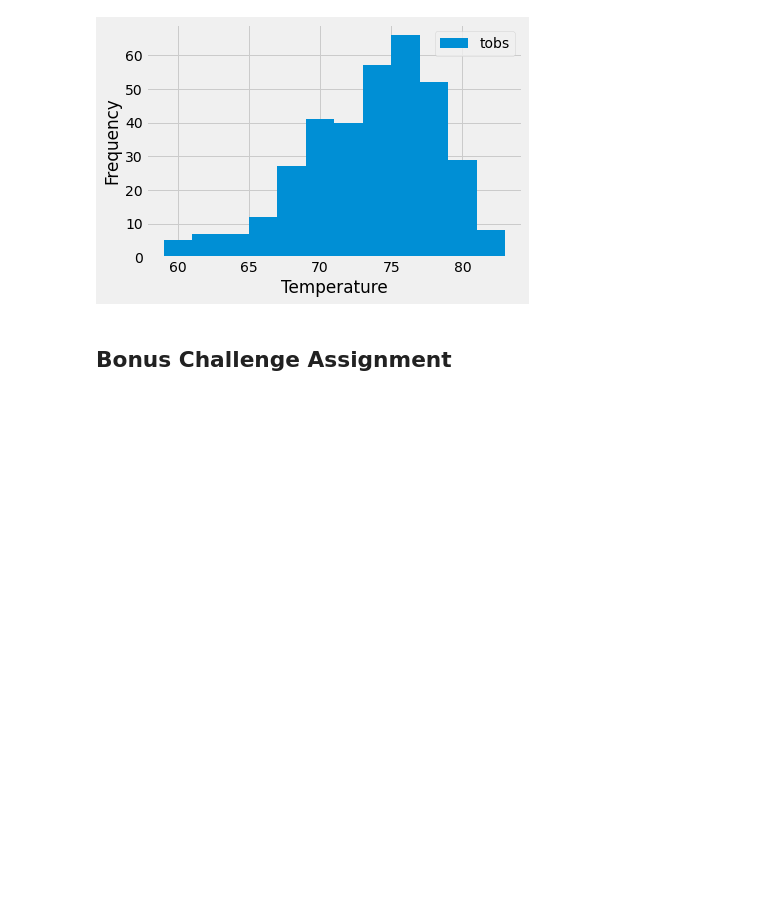
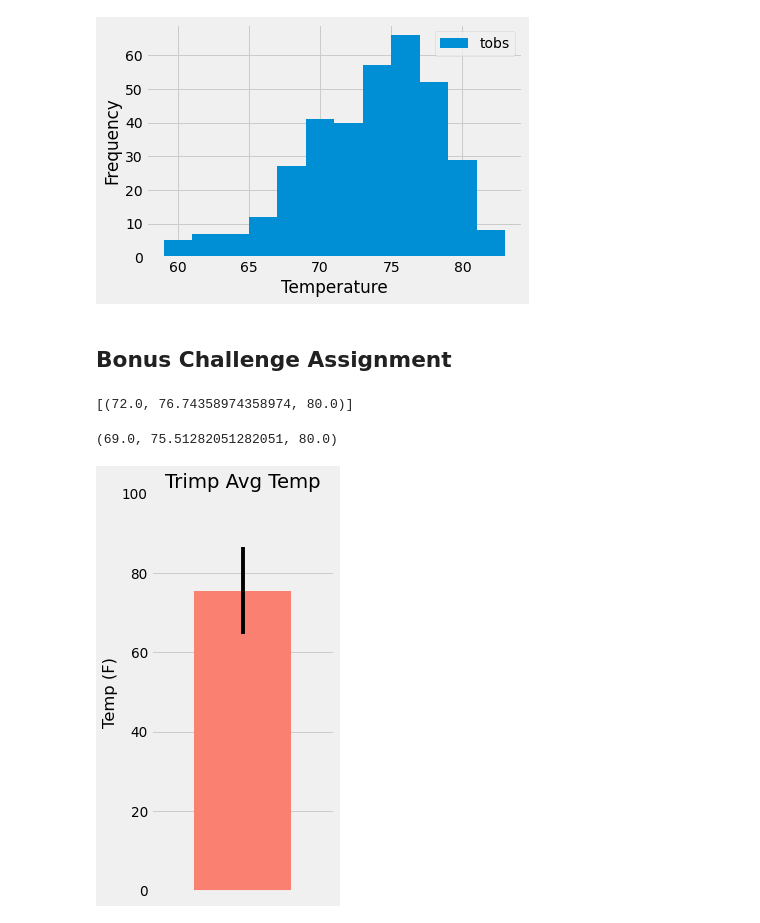
Before and after one commit to trvossler-max/sqlalchemy-challenge, a Jupyter notebook: climate_starter.ipynb, the cells around one changed output. Saved outputs shown, nothing was run; the diff lists cells and outputs as text; code cells hidden in the pictures; blank space fills up the shorter version.

```diff
--- a/climate_starter.ipynb
+++ b/climate_starter.ipynb
@@ -174,19 +174,44 @@ def calc_temps(start_date, end_date):
         TMIN, TAVE, and TMAX
     """
 
-    return session.query(func.min(Measurement.tobs), func.avg(Measurement.tobs), func.max(Measurement.tobs)).\
-        filter(Measurement.date >= start_date).filter(Measurement.date <= end_date).all()
+
+    return session.query(func.min(measurement.tobs), func.avg(measurement.tobs), func.max(measurement.tobs)).\
+        filter(measurement.date >= start_date).filter(measurement.date <= end_date).all()
 
 # function usage example
-print(calc_temps('2012-02-28', '2012-03-05'))
+print(calc_temps('2017-06-15', '2017-06-20'))
+# %% [output]
+[(72.0, 76.74358974358974, 80.0)]
 # %%
 # Use your previous function `calc_temps` to calculate the tmin, tavg, and tmax
 # for your trip using the previous year's data for those same dates.
+t_result = calc_temps('2016-06-15','2016-06-20')[0]
+
+t_result
+# %% [output]
+(69.0, 75.51282051282051, 80.0)
 # %%
 # Plot the results from your previous query as a bar chart.
 # Use "Trip Avg Temp" as your Title
 # Use the average temperature for the y value
 # Use the peak-to-peak (tmax-tmin) value as the y error bar (yerr)
+x_pos = [0]
+y_pos = [t_result[1]]
+yerr = [(t_result[2] - t_result[0])]
+
+plt.figure(figsize=(3, 7), dpi=70)
+plt.bar(x_pos,y_pos,color='salmon',yerr=yerr)
+plt.xlim(-0.75,0.75)
+plt.ylabel("Temp (F)")
+plt.title("Trimp Avg Temp")
+plt.ylim(0, 100)
+plt.tick_params(axis='x', which='both',bottom=False,top=False,labelbottom=False)
+plt.grid(which='major', axis='x', linestyle='')
+plt.grid(which='major', axis='y', linestyle='-')
+
+plt.show()
+# %% [output]
+[figure, added]
 # %%
 # Calculate the total amount of rainfall per weather station for your trip dates using the previous year's matching dates.
 # Sort this in descending order by precipitation amount and list the station, name, latitude, longitude, and elevation
```
Also changed, not shown: parts of 7 cells of this notebook, 1 other file.
